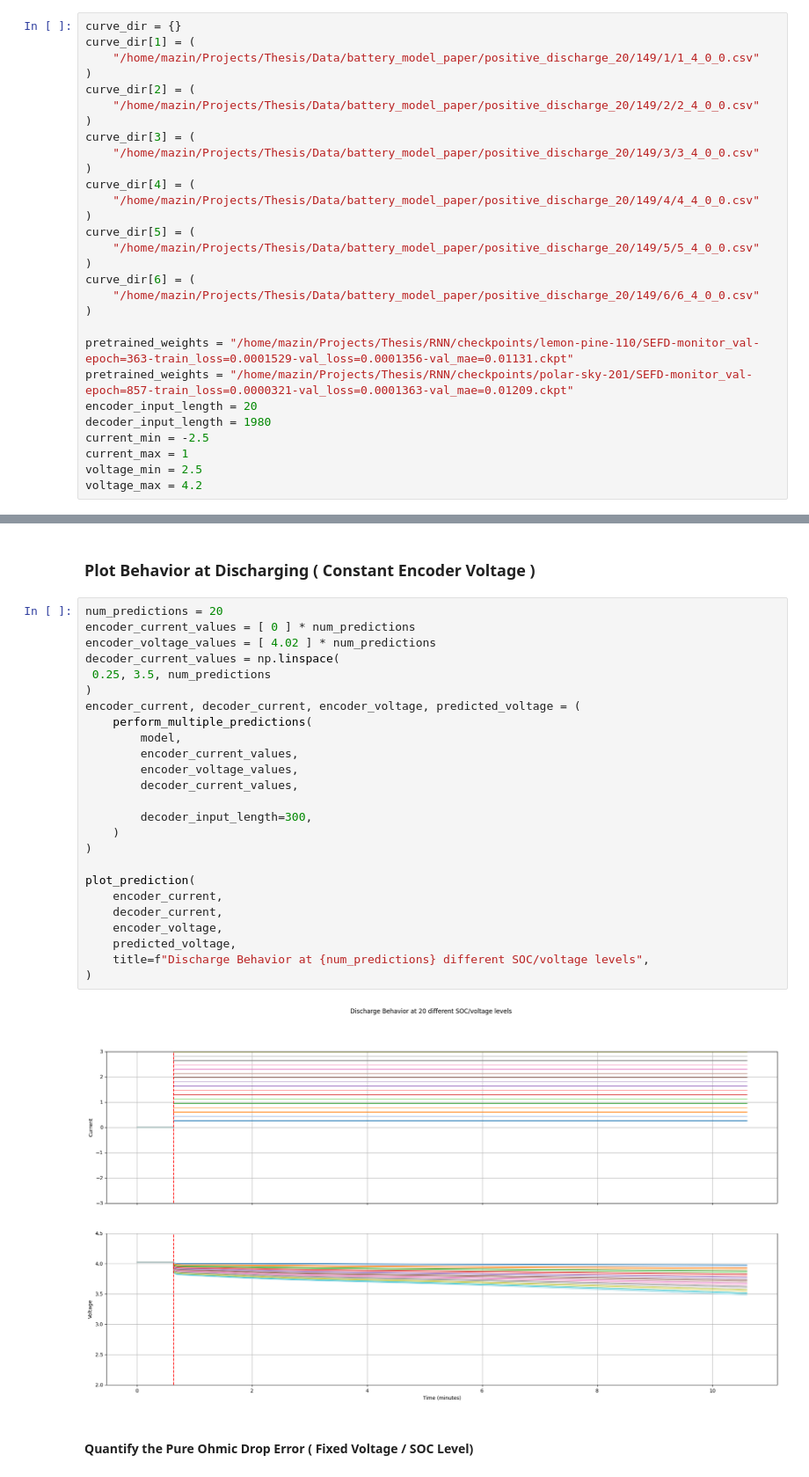
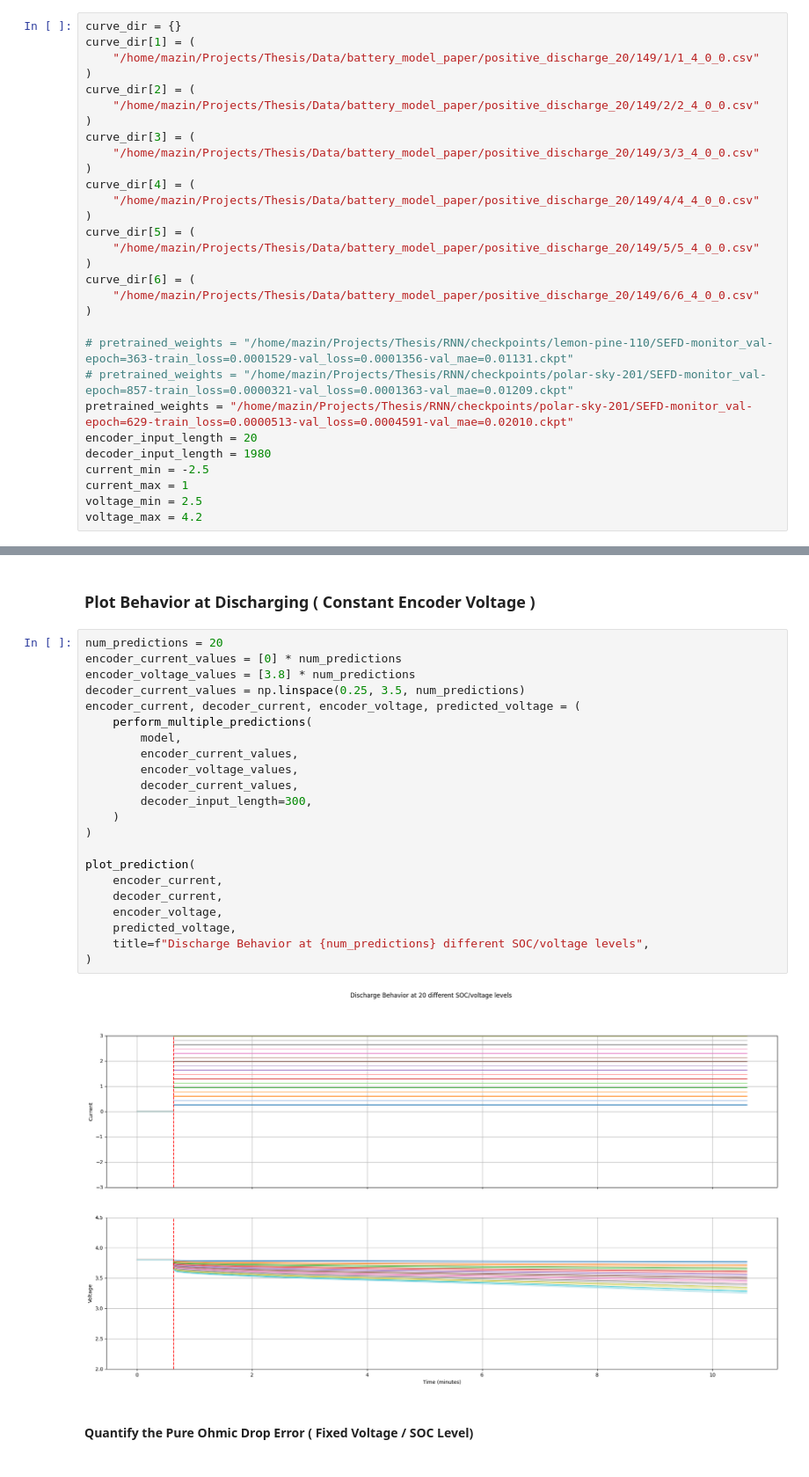
Before and after one commit to JakobSchmitt/RNN_Battery_Model, a Jupyter notebook: Evaluation/study_discharge.ipynb, the cells around one changed output, grey strips where cells are left out. Shown: that part at 88% size. Drawn from its saved outputs; the diff is of its cells as text.

Commit message:
study_discharge.ipynb nerfed checkpoint and ylim

```diff
--- a/Evaluation/study_discharge.ipynb
+++ b/Evaluation/study_discharge.ipynb
@@ -32,8 +29,9 @@ curve_dir[6] = (
     "/home/mazin/Projects/Thesis/Data/battery_model_paper/positive_discharge_20/149/6/6_4_0_0.csv"
 )
 
-pretrained_weights = "/home/mazin/Projects/Thesis/RNN/checkpoints/lemon-pine-110/SEFD-monitor_val-epoch=363-train_loss=0.0001529-val_loss=0.0001356-val_mae=0.01131.ckpt"
-pretrained_weights = "/home/mazin/Projects/Thesis/RNN/checkpoints/polar-sky-201/SEFD-monitor_val-epoch=857-train_loss=0.0000321-val_loss=0.0001363-val_mae=0.01209.ckpt"
+# pretrained_weights = "/home/mazin/Projects/Thesis/RNN/checkpoints/lemon-pine-110/SEFD-monitor_val-epoch=363-train_loss=0.0001529-val_loss=0.0001356-val_mae=0.01131.ckpt"
+# pretrained_weights = "/home/mazin/Projects/Thesis/RNN/checkpoints/polar-sky-201/SEFD-monitor_val-epoch=857-train_loss=0.0000321-val_loss=0.0001363-val_mae=0.01209.ckpt"
+pretrained_weights = "/home/mazin/Projects/Thesis/RNN/checkpoints/polar-sky-201/SEFD-monitor_val-epoch=629-train_loss=0.0000513-val_loss=0.0004591-val_mae=0.02010.ckpt"
 encoder_input_length = 20
 decoder_input_length = 1980
 current_min = -2.5
@@ -56,31 +59,28 @@ plot_profile(actual_current, actual_voltage, predicted_voltage)
 ### Plot Behavior at Discharging ( Constant Encoder Voltage )
 # %%
 num_predictions = 20
-encoder_current_values = [ 0 ] * num_predictions
-encoder_voltage_values = [ 4.02 ] * num_predictions
-decoder_current_values = np.linspace(
- 0.25, 3.5, num_predictions
-)
+encoder_current_values = [0] * num_predictions
+encoder_voltage_values = [3.8] * num_predictions
+decoder_current_values = np.linspace(0.25, 3.5, num_predictions)
 encoder_current, decoder_current, encoder_voltage, predicted_voltage = (
     perform_multiple_predictions(
         model,
         encoder_current_values,
         encoder_voltage_values,
         decoder_current_values,
-
         decoder_input_length=300,
     )
 )
 
 plot_prediction(
     encoder_current,
     decoder_current,
     encoder_voltage,
     predicted_voltage,
     title=f"Discharge Behavior at {num_predictions} different SOC/voltage levels",
 )
 # %% [output]
-[figure, old version]
+[figure, new version]
 # %% [markdown]
 #### Quantify the Pure Ohmic Drop Error ( Fixed Voltage / SOC Level)
 # %%
```
Also changed, not shown: parts of 4 cells of this notebook.
